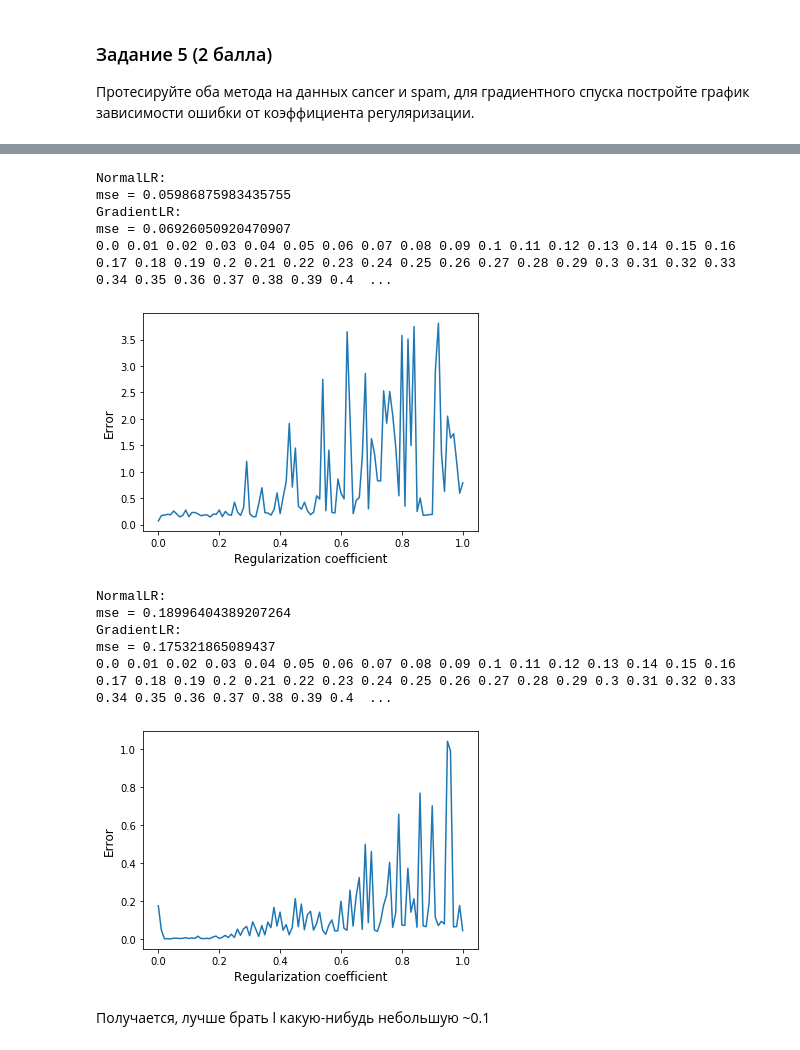
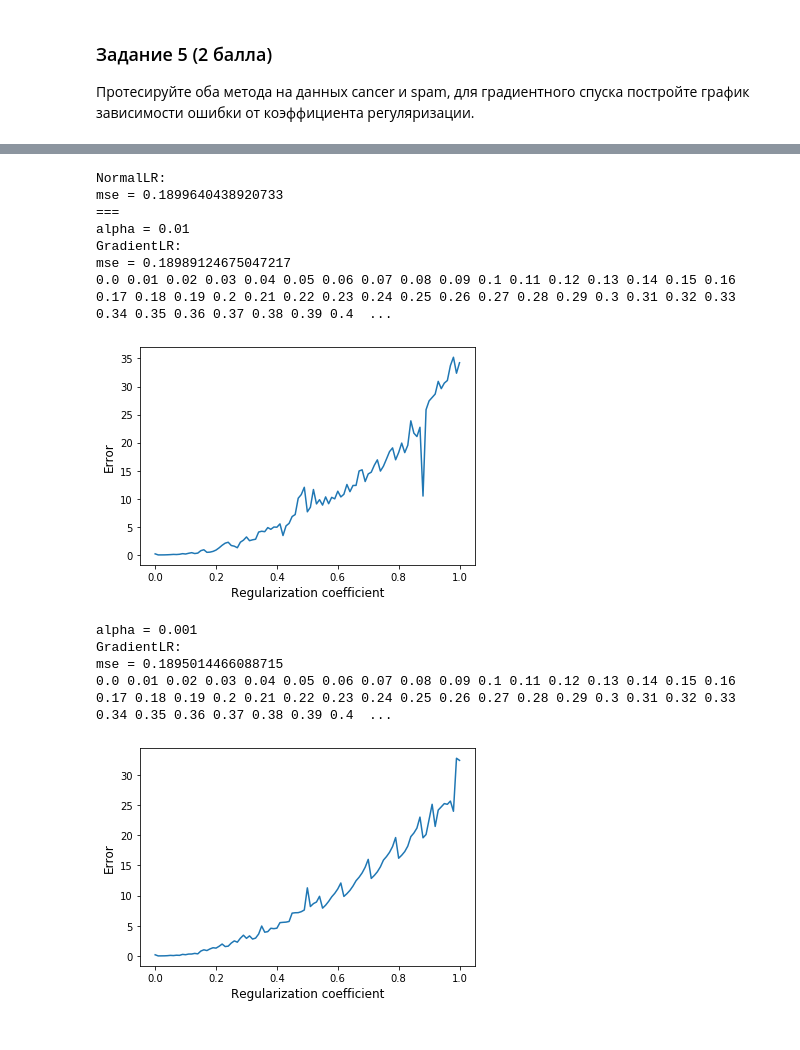
Before and after one commit to TohaRhymes/ml_ib_spring2020, a Jupyter notebook: hw9_linear_regression.ipynb, the cells around one changed output, grey strips where cells are left out. Cells and saved outputs as stored; diff of their text form; code cells hidden in the pictures.

Commit message:
hw correct weights and graphics

```diff
--- a/hw9_linear_regression.ipynb
+++ b/hw9_linear_regression.ipynb
@@ -29,7 +29,7 @@ def read_dataset(path_to_csv, cancer = False, split = False, train_size = 0.8, r
         data['label'] = (data['label'] == 'M').astype(int)
     X = data.drop("label", axis=1).to_numpy()
     y = data.label.to_numpy()
-    scaler = MaxAbsScaler()
+    scaler = StandardScaler()
     X = scaler.fit_transform(X)
     if not split:
         return X, y
@@ -108,13 +106,13 @@ class GradientLR:
     def predict(self, X):
         return X @ self.w[1:] + self.w[0]
 # %%
-def build_plot(X_train, y_train, X_test, y_test, alpha = 0.001, zeros = False, times = 50):
+def build_plot(X_train, y_train, X_test, y_test, alpha = 0.001, times = 100, iterations = 10000):
     xs = [i/times for i in range(times+1)]
     ys = []
     for x in xs:
         print(x, end = ' ')
-        regr = GradientLR(alpha, iterations=10000, l=x)
-        regr.fit(X_train, y_train, zeros)
+        regr = GradientLR(alpha, iterations=iterations, l=x)
+        regr.fit(X_train, y_train)
         ys.append(mse(y_test, regr.predict(X_test)))
     plt.plot(xs, ys)
     y_label = plt.ylabel('Error', fontsize=12)
@@ -124,8 +122,8 @@ def build_plot(X_train, y_train, X_test, y_test, alpha = 0.001, zeros = False, t
 X, y = generate_synthetic(1024)
 X_train, X_test, y_train, y_test = train_test_split(X, y, train_size=0.8)
 # %%
-regr = GradientLR(0.000001, iterations=1000)
+regr = GradientLR(0.001, iterations=10000)
 regr.fit(X_train, y_train)
 print(mse(y_test, regr.predict(X_test)))
-build_plot(X_train, y_train, X_test, y_test, 0.000001, times = 100)
+build_plot(X_train, y_train, X_test, y_test, alpha = 0.001, times = 100, iterations = 1000)
 # %% [output]
@@ -135,3 +133,20 @@ build_plot(X_train, y_train, X_test, y_test, 0.000001, times = 100)
 # %% [markdown]
 ### Задание 5 (2 балла)
 Протесируйте оба метода на данных cancer и spam, для градиентного спуска постройте график зависимости ошибки от коэффициента регуляризации.
+# %%
+def draw_beauti(X_train, y_train, X_test, y_test, alpha):
+    print(f'alpha = {alpha}')
+    regr = GradientLR(alpha, iterations=10000)
+    regr.fit(X_train, y_train)
+    print(f'GradientLR:\nmse = {mse(y_test, regr.predict(X_test))}')
+    build_plot(X_train, y_train, X_test, y_test, alpha = alpha, times = 100)
+
+
+# import warnings; warnings.simplefilter('ignore')
+X, y = read_dataset('data/cancer.csv', cancer = True)
+X_train, X_test, y_train, y_test = train_test_split(X, y, train_size=0.8, shuffle=False)
+regr = NormalLR()
+regr.fit(X_train, y_train)
+print(f'NormalLR:\nmse = {mse(y_test, regr.predict(X_test))}\n===')
+draw_beauti(X_train, y_train, X_test, y_test, 0.01)
+draw_beauti(X_train, y_train, X_test, y_test, 0.001)
@@ -138,40 +167,22 @@ build_plot(X_train, y_train, X_test, y_test, 0.000001, times = 100)
 # %%
-# import warnings; warnings.simplefilter('ignore')
-X, y = read_dataset('data/cancer.csv', cancer = True)
+X, y = read_dataset('data/spam.csv')
 X_train, X_test, y_train, y_test = train_test_split(X, y, train_size=0.8, shuffle=False)
 regr = NormalLR()
 regr.fit(X_train, y_train)
-print(f'NormalLR:\nmse = {mse(y_test, regr.predict(X_test))}')
-alpha = 0.0001
-regr = GradientLR(alpha, iterations=10000)
-regr.fit(X_train, y_train,  True)
-print(f'GradientLR:\nmse = {mse(y_test, regr.predict(X_test))}')
-build_plot(X_train, y_train, X_test, y_test, alpha =alpha, zeros = True, times = 100)
+print(f'NormalLR:\nmse = {mse(y_test, regr.predict(X_test))}\n===')
+draw_beauti(X_train, y_train, X_test, y_test, 0.01)
+draw_beauti(X_train, y_train, X_test, y_test, 0.001)
 # %% [output]
 NormalLR:
-mse = 0.05986875983435755
+mse = 0.1899640438920733
+===
+alpha = 0.01
 GradientLR:
-mse = 0.06926050920470907
+mse = 0.18989124675047217
 0.0 0.01 0.02 0.03 0.04 0.05 0.06 0.07 0.08 0.09 0.1 0.11 0.12 0.13 0.14 0.15 0.16 0.17 0.18 0.19 0.2 0.21 0.22 0.23 0.24 0.25 0.26 0.27 0.28 0.29 0.3 0.31 0.32 0.33 0.34 0.35 0.36 0.37 0.38 0.39 0.4  ...
-[figure, old version]
+[figure, new version]
+alpha = 0.001
+GradientLR:
+mse = 0.1895014466088715
+0.0 0.01 0.02 0.03 0.04 0.05 0.06 0.07 0.08 0.09 0.1 0.11 0.12 0.13 0.14 0.15 0.16 0.17 0.18 0.19 0.2 0.21 0.22 0.23 0.24 0.25 0.26 0.27 0.28 0.29 0.3 0.31 0.32 0.33 0.34 0.35 0.36 0.37 0.38 0.39 0.4  ...
+[figure, added]
-# %%
-import warnings; warnings.simplefilter('ignore')
-X, y = read_dataset('data/spam.csv')
-X_train, X_test, y_train, y_test = train_test_split(X, y, train_size=0.8, shuffle=False)
-regr = NormalLR()
-regr.fit(X_train, y_train)
-print(f'NormalLR:\nmse = {mse(y_test, regr.predict(X_test))}')
-alpha = 0.00001
-regr = GradientLR(alpha, iterations=10000)
-regr.fit(X_train, y_train, zeros = True)
-print(f'GradientLR:\nmse = {mse(y_test, regr.predict(X_test))}')
-build_plot(X_train, y_train, X_test, y_test, alpha =alpha, zeros = True, times = 100)
-# %% [output]
-NormalLR:
-mse = 0.18996404389207264
-GradientLR:
-mse = 0.175321865089437
-0.0 0.01 0.02 0.03 0.04 0.05 0.06 0.07 0.08 0.09 0.1 0.11 0.12 0.13 0.14 0.15 0.16 0.17 0.18 0.19 0.2 0.21 0.22 0.23 0.24 0.25 0.26 0.27 0.28 0.29 0.3 0.31 0.32 0.33 0.34 0.35 0.36 0.37 0.38 0.39 0.4  ...
-[figure, removed]
-# %% [markdown]
-Получается, лучше брать l какую-нибудь небольшую ~0.1
```
Also changed, not shown: parts of 4 cells of this notebook.
